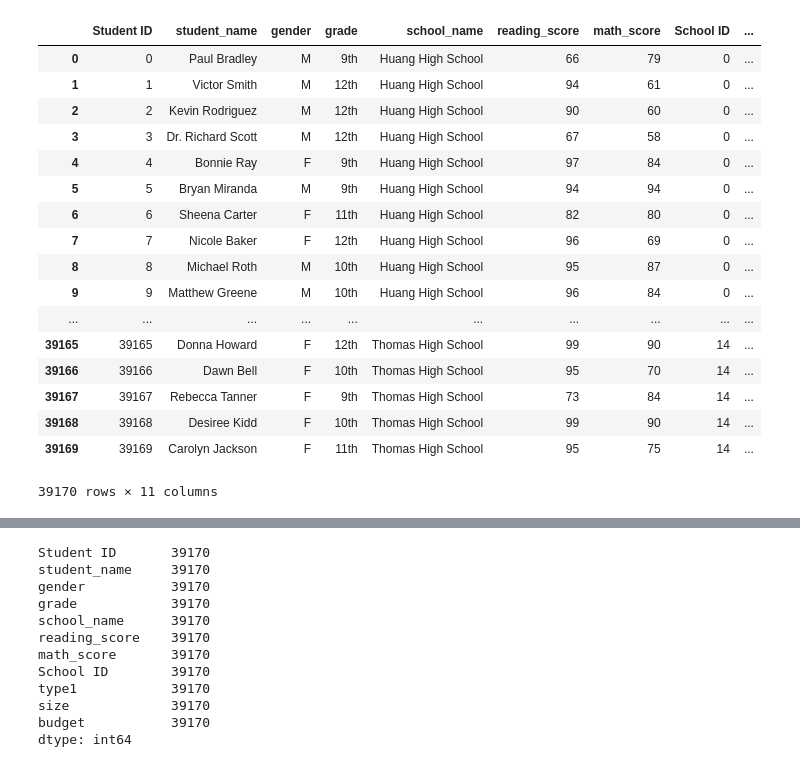
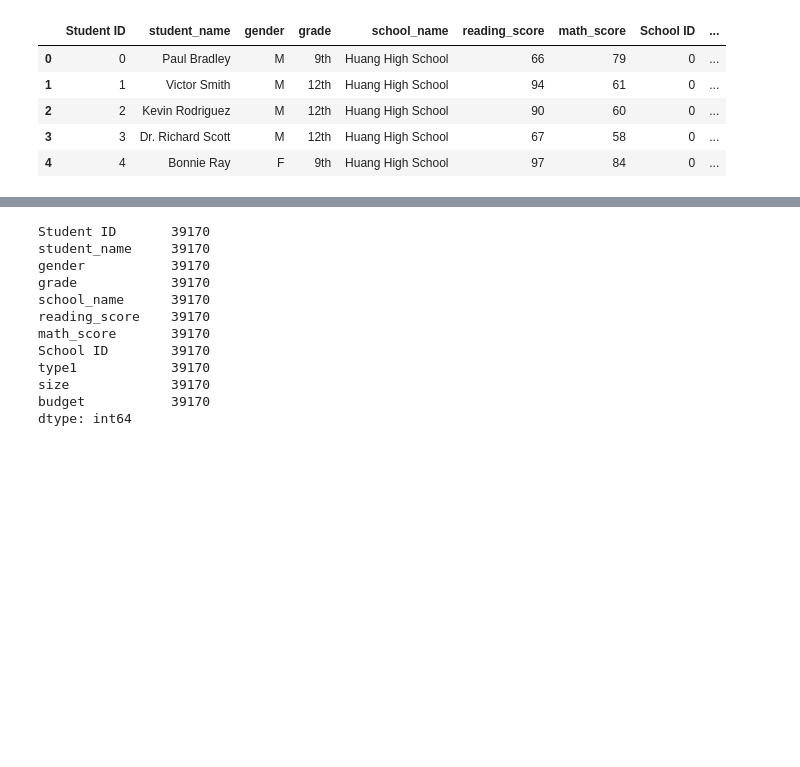
Before and after one commit to erjacobs2/Pandas, a Jupyter notebook: Pandas_school_metrics.ipynb, the cells around one changed output, grey strips where cells are left out. Drawn from its saved outputs; the diff is of its cells as text; code cells hidden in the pictures; blank space fills up the shorter version.

```diff
--- a/Pandas_school_metrics.ipynb
+++ b/Pandas_school_metrics.ipynb
@@ -4,31 +4,19 @@ import numpy as np
 # %%
 school_data_file = "Resources/schools_complete.csv"
 student_data_file = "Resources/students_complete.csv"
 
 school_data = pd.read_csv(school_data_file)
 student_data = pd.read_csv(student_data_file)
 
 school_data_set = pd.merge(student_data, school_data, how="left", on=["school_name", "school_name"])
-school_data_set
+school_data_set.head()
 # %% [output]
 |  | Student ID | student_name | gender | grade | school_name | reading_score | math_score | School ID | ... |
 | 0 | 0 | Paul Bradley | M | 9th | Huang High School | 66 | 79 | 0 | ... |
 | 1 | 1 | Victor Smith | M | 12th | Huang High School | 94 | 61 | 0 | ... |
 | 2 | 2 | Kevin Rodriguez | M | 12th | Huang High School | 90 | 60 | 0 | ... |
 | 3 | 3 | Dr. Richard Scott | M | 12th | Huang High School | 67 | 58 | 0 | ... |
 | 4 | 4 | Bonnie Ray | F | 9th | Huang High School | 97 | 84 | 0 | ... |
-| 5 | 5 | Bryan Miranda | M | 9th | Huang High School | 94 | 94 | 0 | ... |
-| 6 | 6 | Sheena Carter | F | 11th | Huang High School | 82 | 80 | 0 | ... |
-| 7 | 7 | Nicole Baker | F | 12th | Huang High School | 96 | 69 | 0 | ... |
-| 8 | 8 | Michael Roth | M | 10th | Huang High School | 95 | 87 | 0 | ... |
-| 9 | 9 | Matthew Greene | M | 10th | Huang High School | 96 | 84 | 0 | ... |
-| ... | ... | ... | ... | ... | ... | ... | ... | ... | ... |
-| 39165 | 39165 | Donna Howard | F | 12th | Thomas High School | 99 | 90 | 14 | ... |
-| 39166 | 39166 | Dawn Bell | F | 10th | Thomas High School | 95 | 70 | 14 | ... |
-| 39167 | 39167 | Rebecca Tanner | F | 9th | Thomas High School | 73 | 84 | 14 | ... |
-| 39168 | 39168 | Desiree Kidd | F | 10th | Thomas High School | 99 | 90 | 14 | ... |
-| 39169 | 39169 | Carolyn Jackson | F | 11th | Thomas High School | 95 | 75 | 14 | ... |
-39170 rows × 11 columns
 # %%
 renamed = school_data_set.rename(columns = {"student_name": "Student Name", "gender": "Gender", "grade": "Grade",
                                            "school_name": "School Name", "reading_score": "Reading Score",
```
Also changed, not shown: parts of 3 cells of this notebook, 2 other files.
